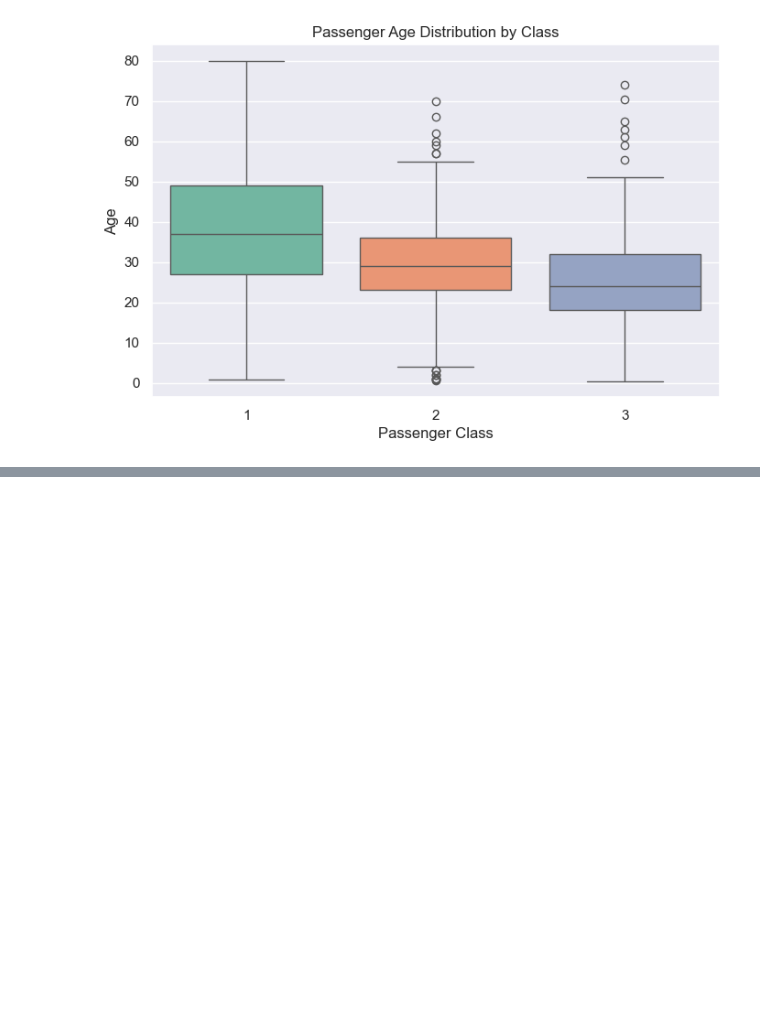
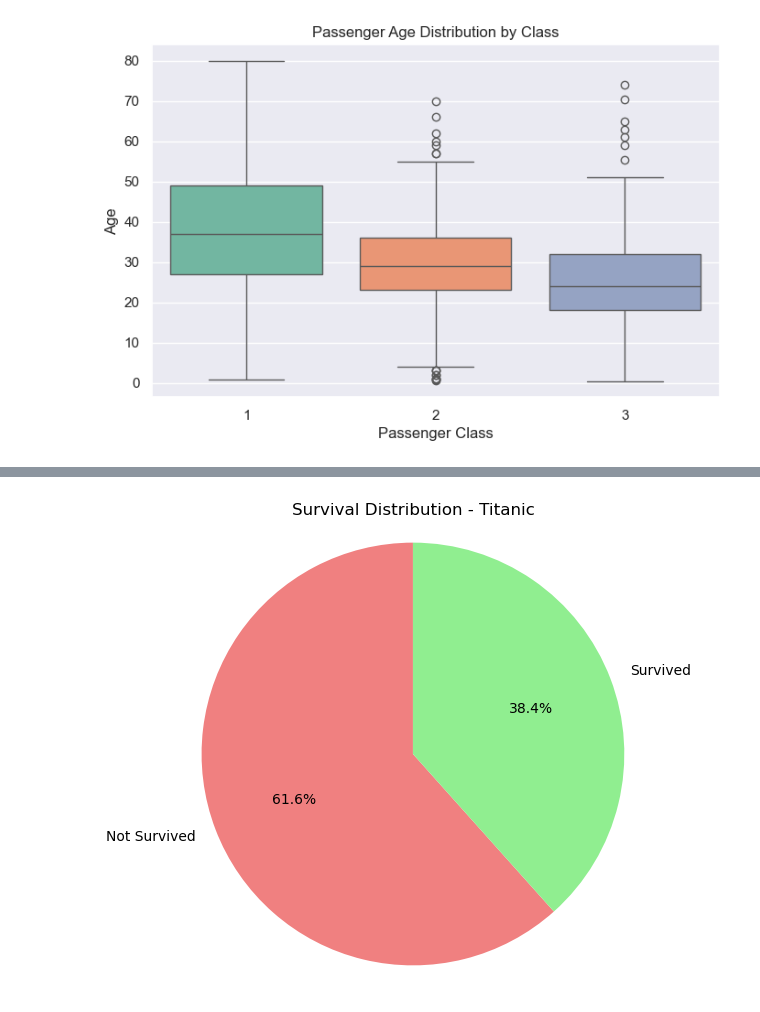
Before and after one commit to AchalMate/Complete-Data-Science-Guide, a Jupyter notebook: 03. Data Visualization using Python/Data Visualization.ipynb, the cells around one changed output, grey strips where cells are left out. Saved outputs shown, nothing was run; the diff lists cells and outputs as text; code cells hidden in the pictures; blank space fills up the shorter version.

```diff
--- a/03. Data Visualization using Python/Data Visualization.ipynb
+++ b/03. Data Visualization using Python/Data Visualization.ipynb
@@ -582,0 +727,15 @@ Passing `palette` without assigning `hue` is deprecated and will be removed in v
+# %%
+import matplotlib.pyplot as plt
+
+# Example: Survival distribution
+survival_counts = df['Survived'].value_counts()
+labels = ['Not Survived', 'Survived']
+colors = ['lightcoral', 'lightgreen']
+
+plt.figure(figsize=(6,6))
+plt.pie(survival_counts, labels=labels, colors=colors, autopct='%1.1f%%', startangle=90)
+plt.title('Survival Distribution - Titanic')
+plt.axis('equal')  # Equal aspect ratio makes the pie chart a circle.
+plt.show()
+# %% [output]
+[figure, added]
```
Also changed, not shown: parts of 15 cells of this notebook, 1 other file.
